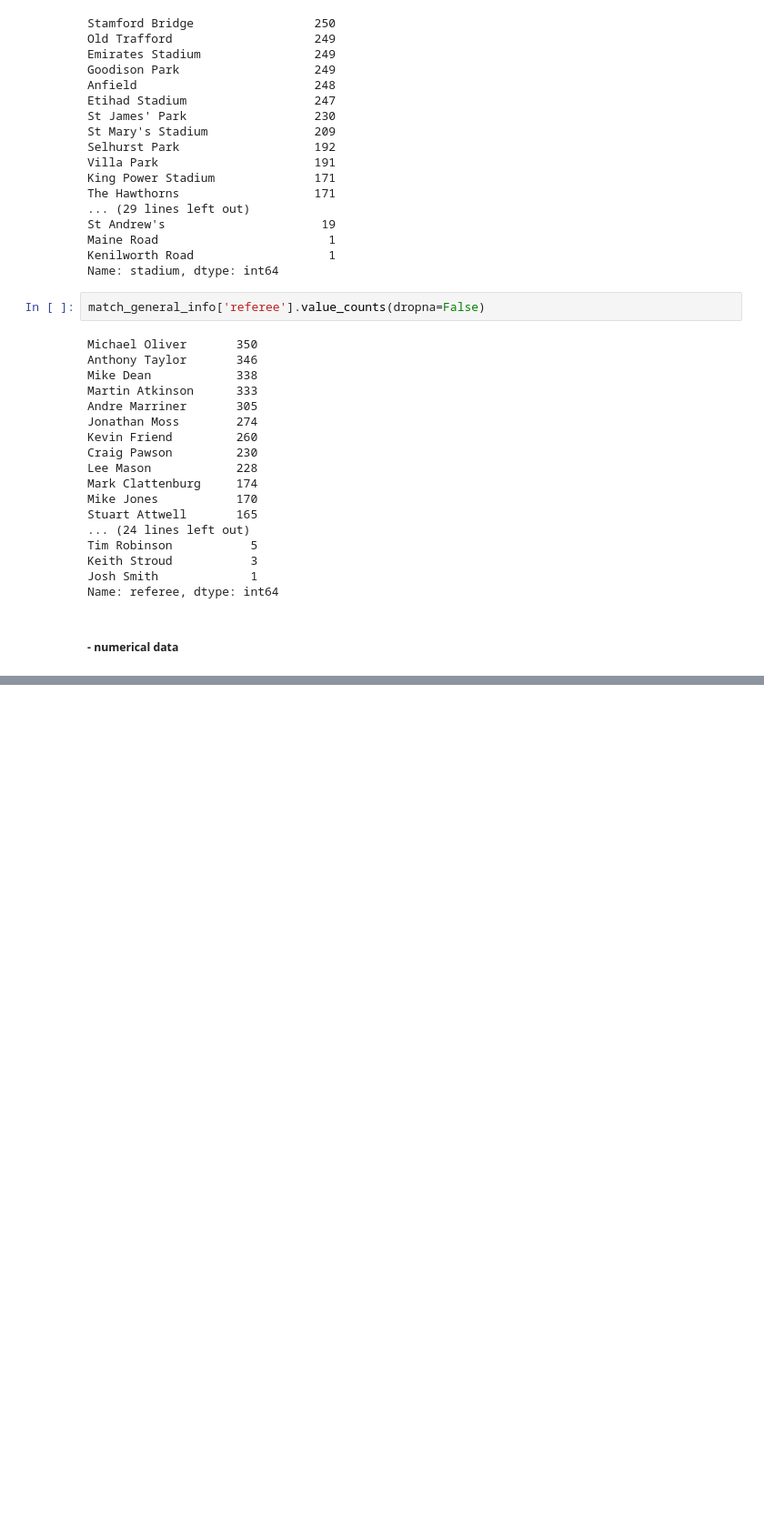
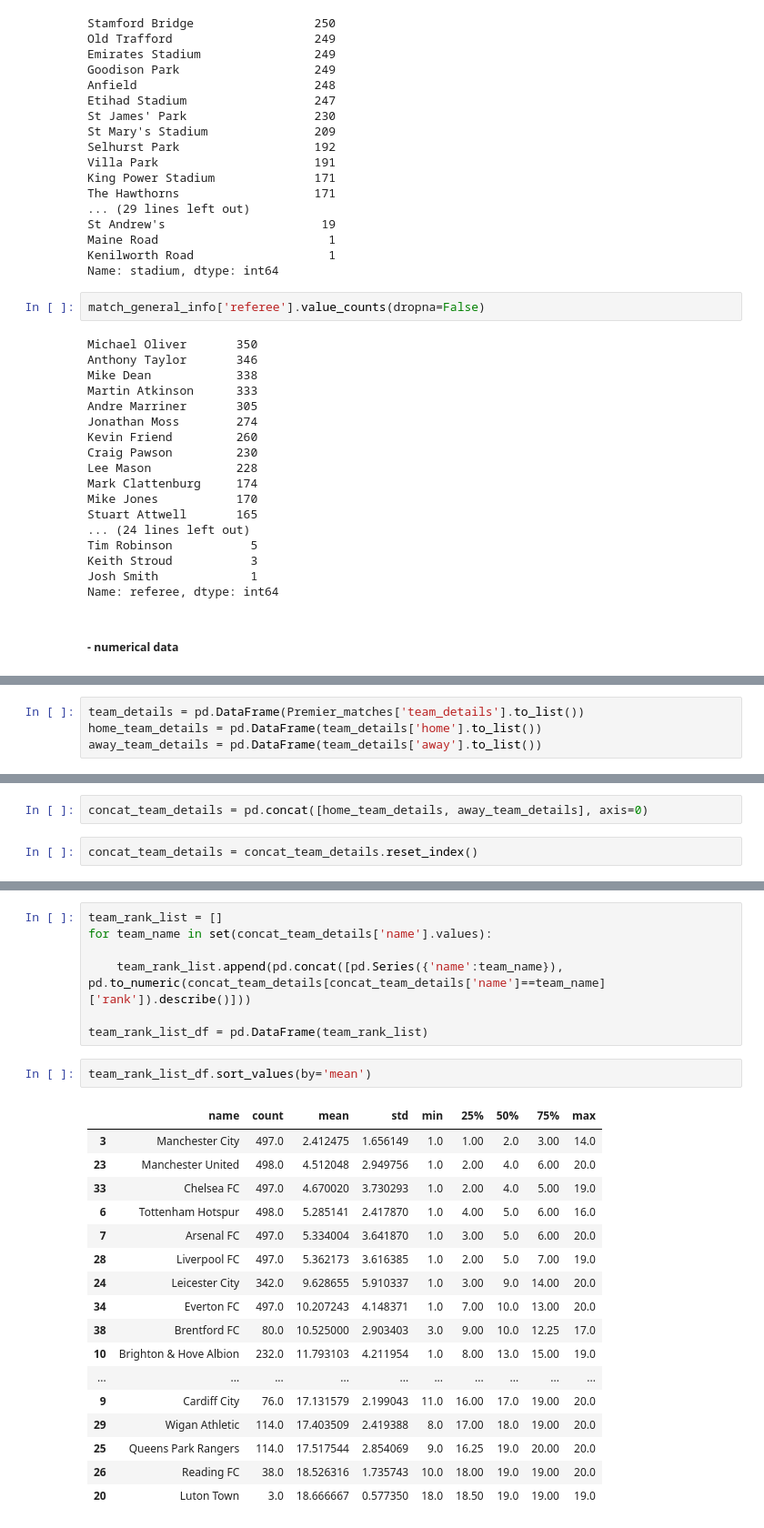
Before and after one commit to vitality1994/Soccer_Player_Recommendation_Service, a Jupyter notebook: data_quality_check_Premier.ipynb, the cells around one changed output, grey strips where cells are left out. Shown: that part at 91% size. Cells and saved outputs as stored; diff of their text form; blank space fills up the shorter version.

Commit message:
add more data + more analysis of match data

```diff
--- a/data_quality_check_Premier.ipynb
+++ b/data_quality_check_Premier.ipynb
@@ -314,0 +326,4 @@ match_general_info.describe()
+# %%
+team_details = pd.DataFrame(Premier_matches['team_details'].to_list())
+home_team_details = pd.DataFrame(team_details['home'].to_list())
+away_team_details = pd.DataFrame(team_details['away'].to_list())
@@ -314,0 +367,4 @@ match_general_info.describe()
+# %%
+concat_team_details = pd.concat([home_team_details, away_team_details], axis=0)
+# %%
+concat_team_details = concat_team_details.reset_index()
@@ -314,0 +401,27 @@ match_general_info.describe()
+# %%
+team_rank_list = []
+for team_name in set(concat_team_details['name'].values):
+
+    team_rank_list.append(pd.concat([pd.Series({'name':team_name}), pd.to_numeric(concat_team_details[concat_team_details['name']==team_name]['rank']).describe()]))
+
+team_rank_list_df = pd.DataFrame(team_rank_list)
+# %%
+team_rank_list_df.sort_values(by='mean')
+# %% [output]
+|  | name | count | mean | std | min | 25% | 50% | 75% | max |
+| 3 | Manchester City | 497.0 | 2.412475 | 1.656149 | 1.0 | 1.00 | 2.0 | 3.00 | 14.0 |
+| 23 | Manchester United | 498.0 | 4.512048 | 2.949756 | 1.0 | 2.00 | 4.0 | 6.00 | 20.0 |
+| 33 | Chelsea FC | 497.0 | 4.670020 | 3.730293 | 1.0 | 2.00 | 4.0 | 5.00 | 19.0 |
+| 6 | Tottenham Hotspur | 498.0 | 5.285141 | 2.417870 | 1.0 | 4.00 | 5.0 | 6.00 | 16.0 |
+| 7 | Arsenal FC | 497.0 | 5.334004 | 3.641870 | 1.0 | 3.00 | 5.0 | 6.00 | 20.0 |
+| 28 | Liverpool FC | 497.0 | 5.362173 | 3.616385 | 1.0 | 2.00 | 5.0 | 7.00 | 19.0 |
+| 24 | Leicester City | 342.0 | 9.628655 | 5.910337 | 1.0 | 3.00 | 9.0 | 14.00 | 20.0 |
+| 34 | Everton FC | 497.0 | 10.207243 | 4.148371 | 1.0 | 7.00 | 10.0 | 13.00 | 20.0 |
+| 38 | Brentford FC | 80.0 | 10.525000 | 2.903403 | 3.0 | 9.00 | 10.0 | 12.25 | 17.0 |
+| 10 | Brighton & Hove Albion | 232.0 | 11.793103 | 4.211954 | 1.0 | 8.00 | 13.0 | 15.00 | 19.0 |
+| ... | ... | ... | ... | ... | ... | ... | ... | ... | ... |
+| 9 | Cardiff City | 76.0 | 17.131579 | 2.199043 | 11.0 | 16.00 | 17.0 | 19.00 | 20.0 |
+| 29 | Wigan Athletic | 114.0 | 17.403509 | 2.419388 | 8.0 | 17.00 | 18.0 | 19.00 | 20.0 |
+| 25 | Queens Park Rangers | 114.0 | 17.517544 | 2.854069 | 9.0 | 16.25 | 19.0 | 20.00 | 20.0 |
+| 26 | Reading FC | 38.0 | 18.526316 | 1.735743 | 10.0 | 18.00 | 19.0 | 19.00 | 20.0 |
+| 20 | Luton Town | 3.0 | 18.666667 | 0.577350 | 18.0 | 18.50 | 19.0 | 19.00 | 19.0 |
```
Also changed, not shown: parts of 38 cells of this notebook, 55 other files.
